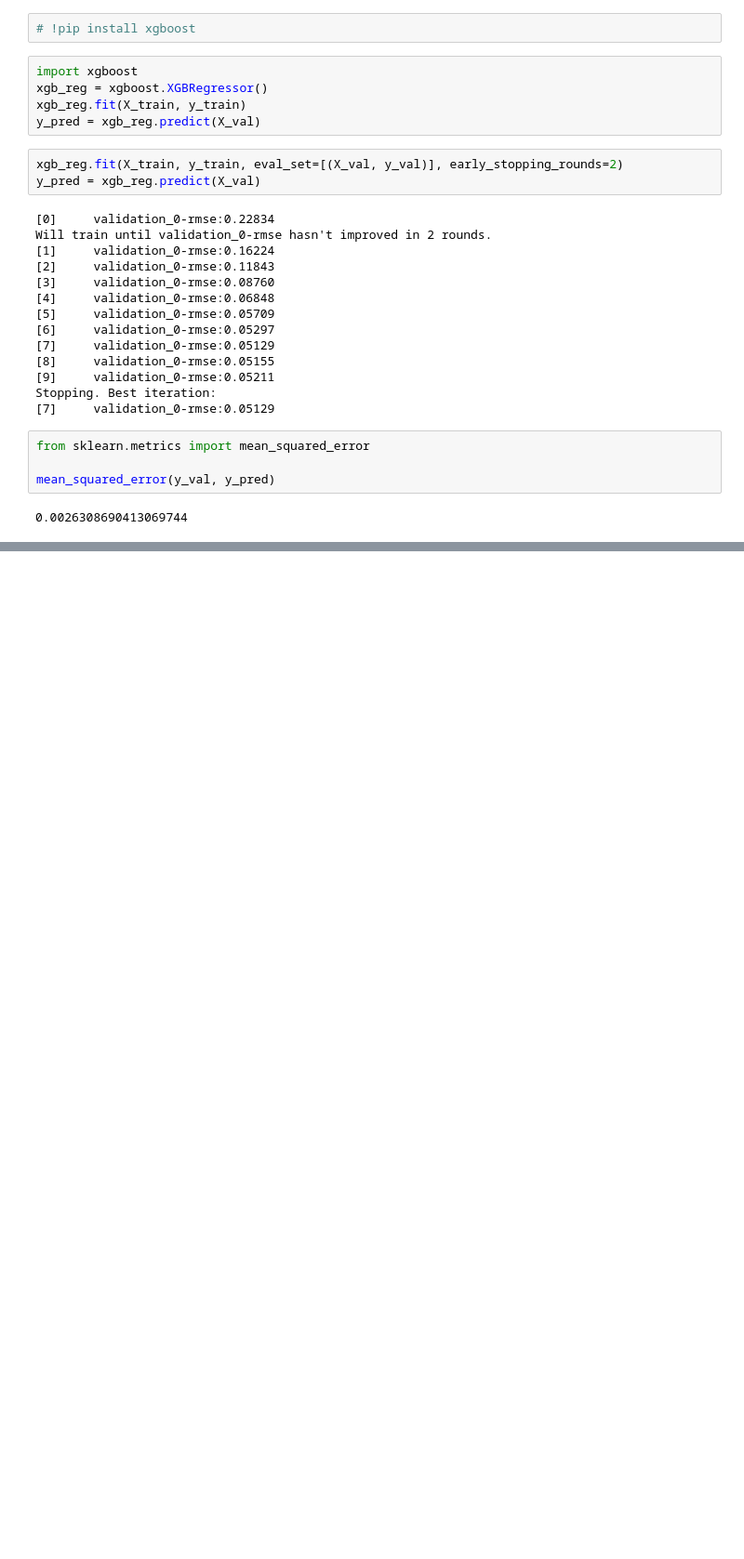
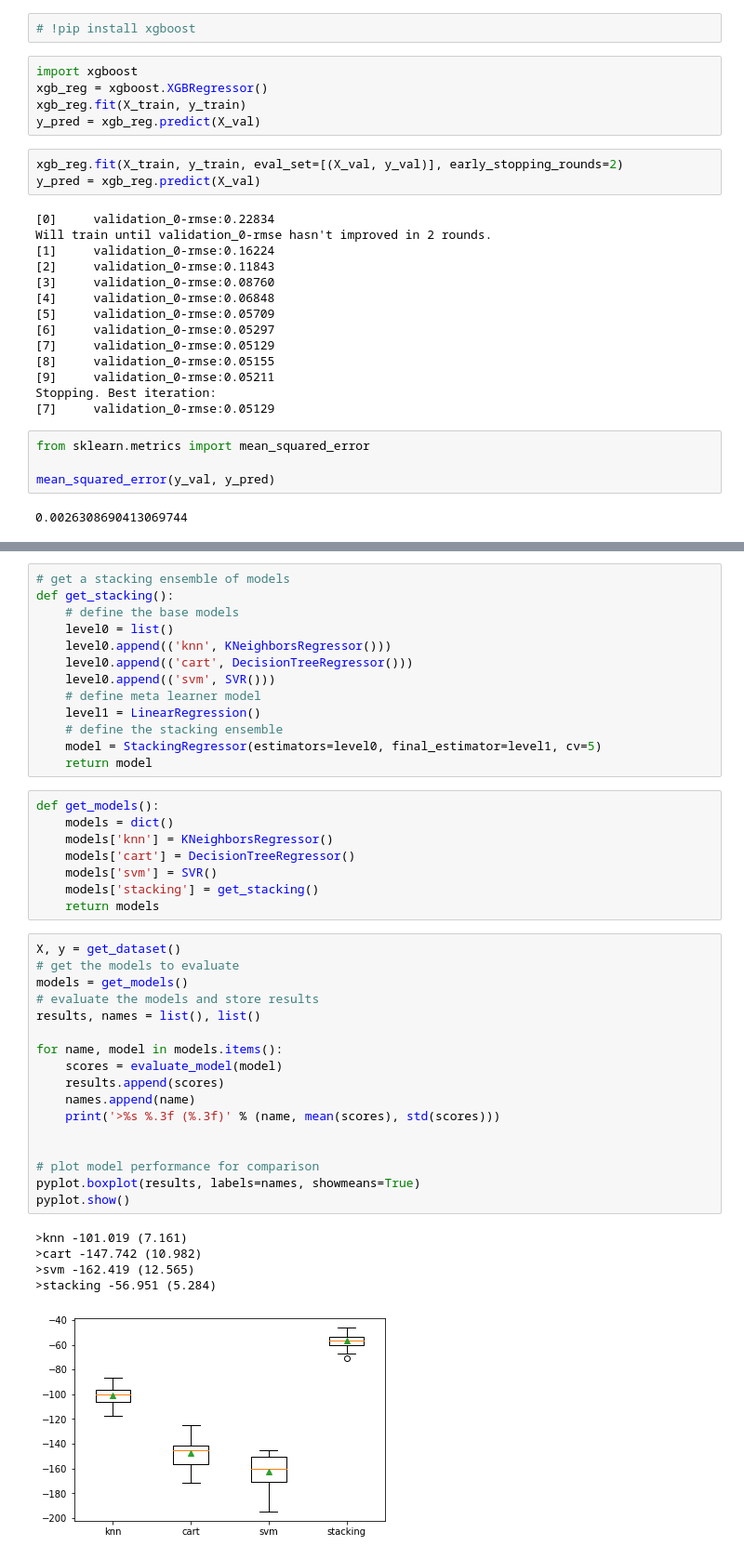
Before and after one commit to veb-101/Machine-Learning-practice, a Jupyter notebook: Chapter 7/Ensemble learning.ipynb, the cells around one changed output, grey strips where cells are left out. Shown at 93% size. Drawn from its saved outputs; the diff is of its cells as text; blank space fills up the shorter version.

```diff
--- a/Chapter 7/Ensemble learning.ipynb
+++ b/Chapter 7/Ensemble learning.ipynb
@@ -580,0 +778,44 @@ mean_squared_error(y_val, y_pred)
+# %%
+# get a stacking ensemble of models
+def get_stacking():
+    # define the base models
+    level0 = list()
+    level0.append(('knn', KNeighborsRegressor()))
+    level0.append(('cart', DecisionTreeRegressor()))
+    level0.append(('svm', SVR()))
+    # define meta learner model
+    level1 = LinearRegression()
+    # define the stacking ensemble
+    model = StackingRegressor(estimators=level0, final_estimator=level1, cv=5)
+    return model
+# %%
+def get_models():
+    models = dict()
+    models['knn'] = KNeighborsRegressor()
+    models['cart'] = DecisionTreeRegressor()
+    models['svm'] = SVR()
+    models['stacking'] = get_stacking()
+    return models
+# %%
+X, y = get_dataset()
+# get the models to evaluate
+models = get_models()
+# evaluate the models and store results
+results, names = list(), list()
+
+for name, model in models.items():
+    scores = evaluate_model(model)
+    results.append(scores)
+    names.append(name)
+    print('>%s %.3f (%.3f)' % (name, mean(scores), std(scores)))
+
+
+# plot model performance for comparison
+pyplot.boxplot(results, labels=names, showmeans=True)
+pyplot.show()
+# %% [output]
+>knn -101.019 (7.161)
+>cart -147.742 (10.982)
+>svm -162.419 (12.565)
+>stacking -56.951 (5.284)
+[figure, added]
```
Also changed, not shown: parts of 19 cells of this notebook.
